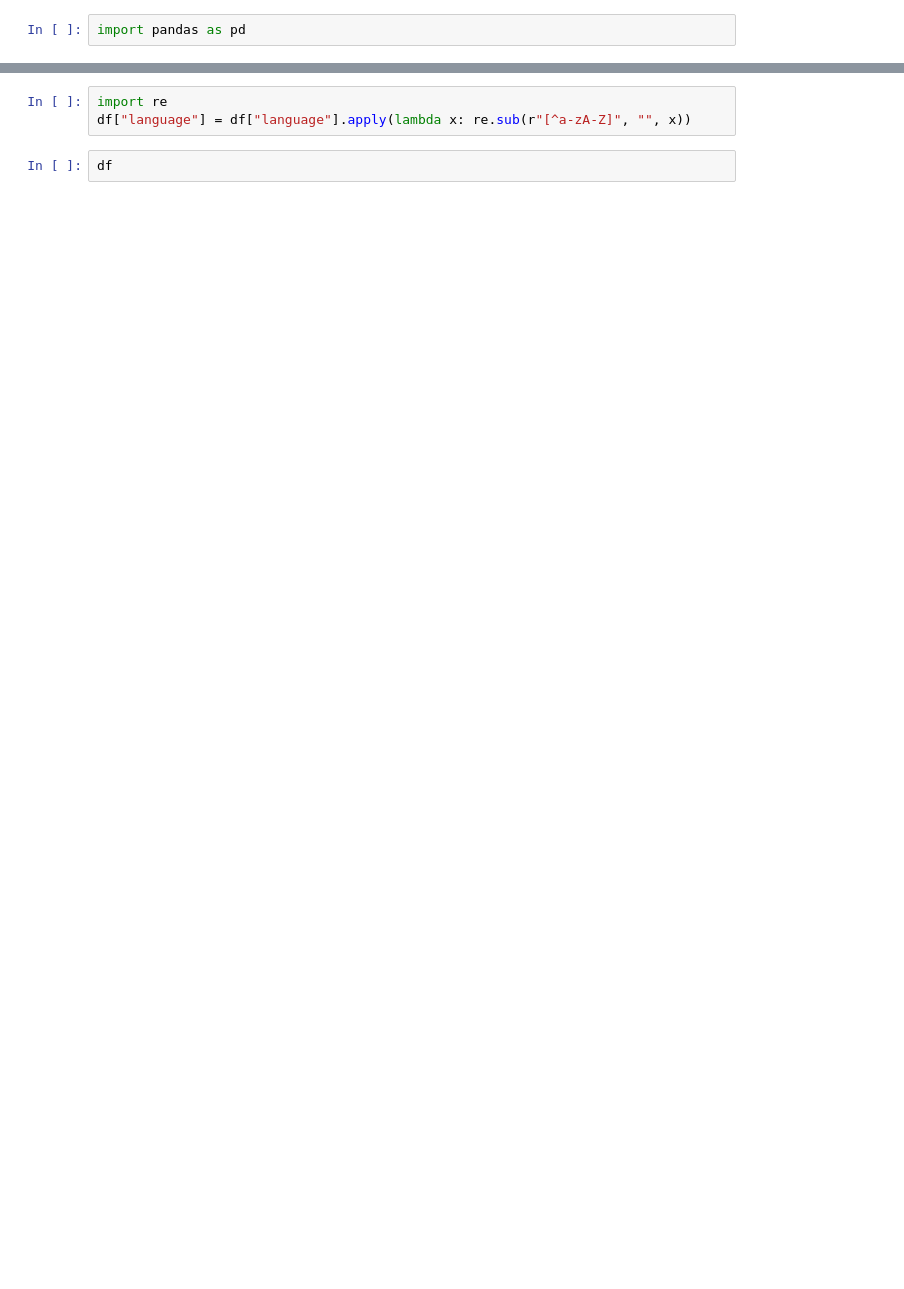
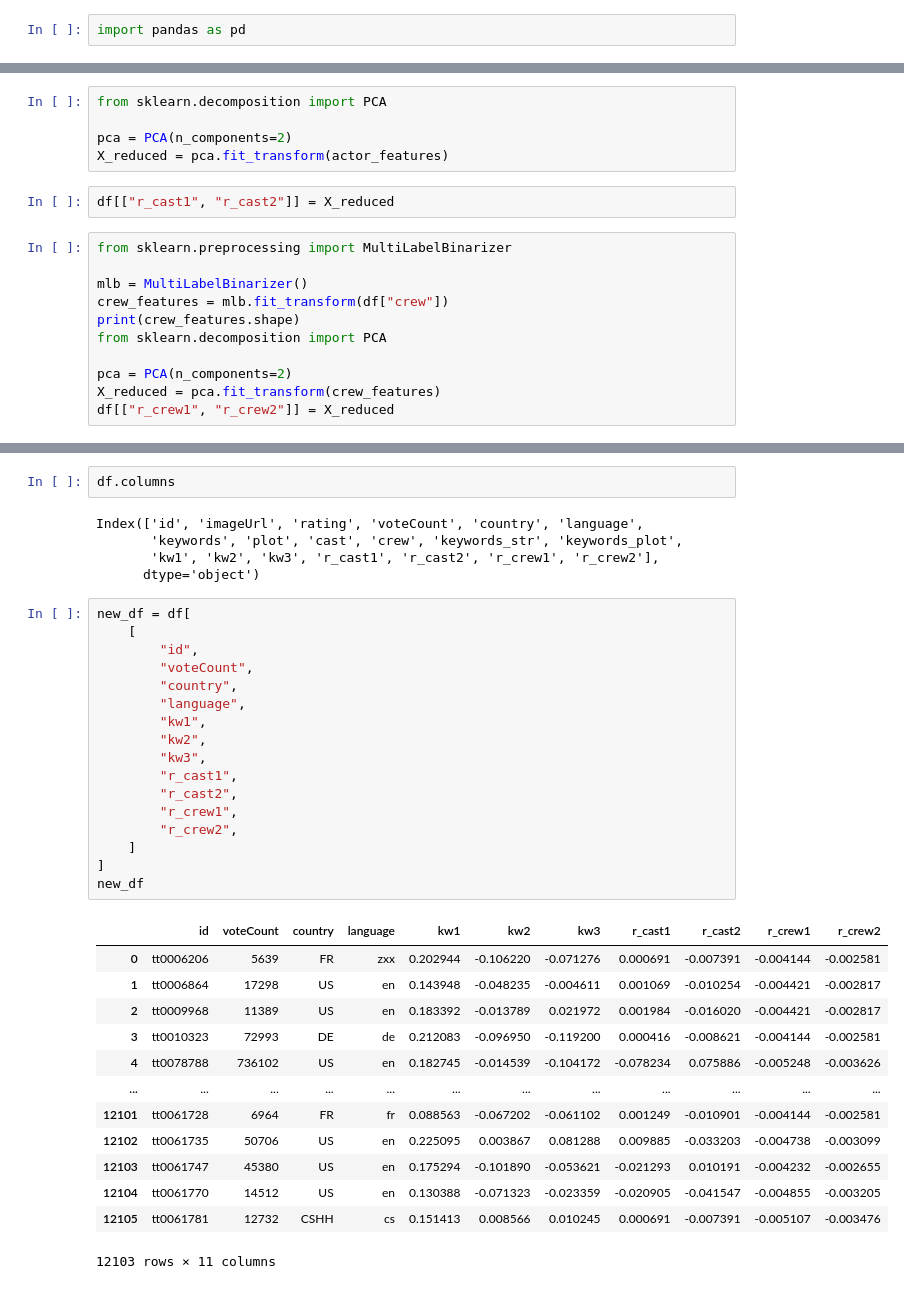
Before and after one commit to nithingodugu24/MachineLearning, a Jupyter notebook: Projects/Recomm/test.ipynb, the cells around one changed output, grey strips where cells are left out. Cells and saved outputs as stored; diff of their text form; blank space fills up the shorter version.

```diff
--- a/Projects/Recomm/test.ipynb
+++ b/Projects/Recomm/test.ipynb
@@ -32,0 +195,18 @@ df.info()
+# %%
+from sklearn.decomposition import PCA
+
+pca = PCA(n_components=2)
+X_reduced = pca.fit_transform(actor_features)
+# %%
+df[["r_cast1", "r_cast2"]] = X_reduced
+# %%
+from sklearn.preprocessing import MultiLabelBinarizer
+
+mlb = MultiLabelBinarizer()
+crew_features = mlb.fit_transform(df["crew"])
+print(crew_features.shape)
+from sklearn.decomposition import PCA
+
+pca = PCA(n_components=2)
+X_reduced = pca.fit_transform(crew_features)
+df[["r_crew1", "r_crew2"]] = X_reduced
@@ -35,5 +231,38 @@ df
-# %%
-import re
-df["language"] = df["language"].apply(lambda x: re.sub(r"[^a-zA-Z]", "", x))
 # %%
-df
+df.columns
+# %% [output]
+Index(['id', 'imageUrl', 'rating', 'voteCount', 'country', 'language',
+       'keywords', 'plot', 'cast', 'crew', 'keywords_str', 'keywords_plot',
+       'kw1', 'kw2', 'kw3', 'r_cast1', 'r_cast2', 'r_crew1', 'r_crew2'],
+      dtype='object')
+# %%
+new_df = df[
+    [
+        "id",
+        "voteCount",
+        "country",
+        "language",
+        "kw1",
+        "kw2",
+        "kw3",
+        "r_cast1",
+        "r_cast2",
+        "r_crew1",
+        "r_crew2",
+    ]
+]
+new_df
+# %% [output]
+|  | id | voteCount | country | language | kw1 | kw2 | kw3 | r_cast1 | r_cast2 | r_crew1 | r_crew2 |
+| 0 | tt0006206 | 5639 | FR | zxx | 0.202944 | -0.106220 | -0.071276 | 0.000691 | -0.007391 | -0.004144 | -0.002581 |
+| 1 | tt0006864 | 17298 | US | en | 0.143948 | -0.048235 | -0.004611 | 0.001069 | -0.010254 | -0.004421 | -0.002817 |
+| 2 | tt0009968 | 11389 | US | en | 0.183392 | -0.013789 | 0.021972 | 0.001984 | -0.016020 | -0.004421 | -0.002817 |
+| 3 | tt0010323 | 72993 | DE | de | 0.212083 | -0.096950 | -0.119200 | 0.000416 | -0.008621 | -0.004144 | -0.002581 |
+| 4 | tt0078788 | 736102 | US | en | 0.182745 | -0.014539 | -0.104172 | -0.078234 | 0.075886 | -0.005248 | -0.003626 |
+| ... | ... | ... | ... | ... | ... | ... | ... | ... | ... | ... | ... |
+| 12101 | tt0061728 | 6964 | FR | fr | 0.088563 | -0.067202 | -0.061102 | 0.001249 | -0.010901 | -0.004144 | -0.002581 |
+| 12102 | tt0061735 | 50706 | US | en | 0.225095 | 0.003867 | 0.081288 | 0.009885 | -0.033203 | -0.004738 | -0.003099 |
+| 12103 | tt0061747 | 45380 | US | en | 0.175294 | -0.101890 | -0.053621 | -0.021293 | 0.010191 | -0.004232 | -0.002655 |
+| 12104 | tt0061770 | 14512 | US | en | 0.130388 | -0.071323 | -0.023359 | -0.020905 | -0.041547 | -0.004855 | -0.003205 |
+| 12105 | tt0061781 | 12732 | CSHH | cs | 0.151413 | 0.008566 | 0.010245 | 0.000691 | -0.007391 | -0.005107 | -0.003476 |
+12103 rows × 11 columns
```
Also changed, not shown: parts of 48 cells of this notebook, 29 other files.
